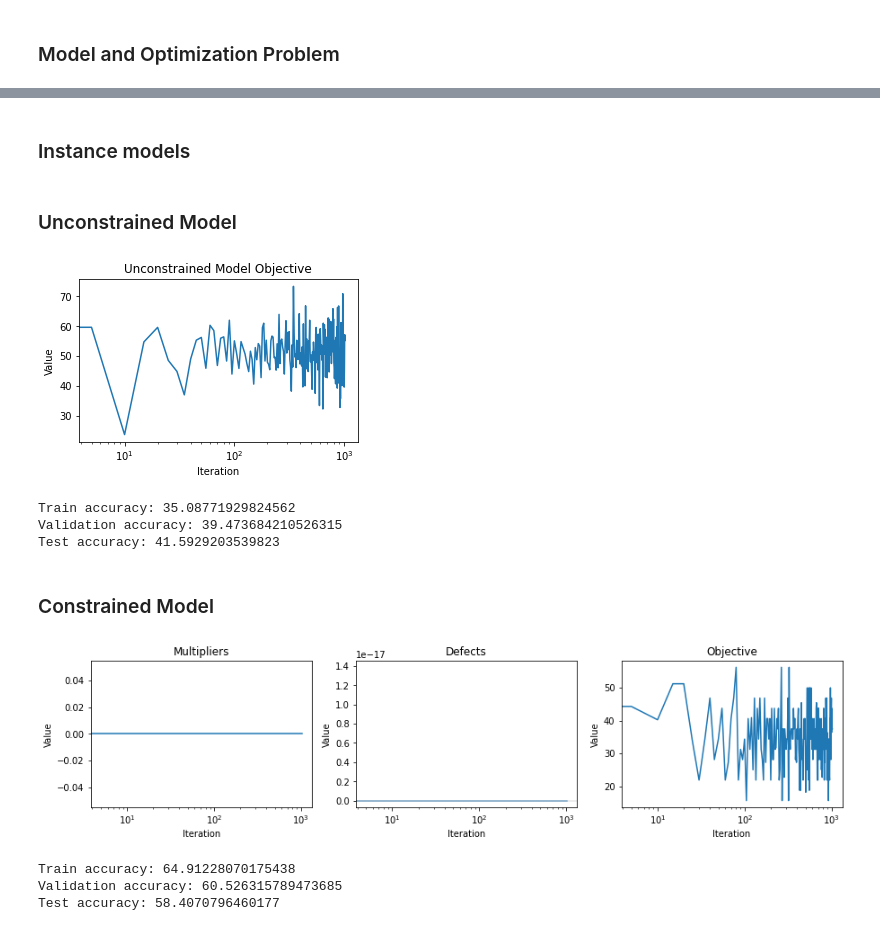
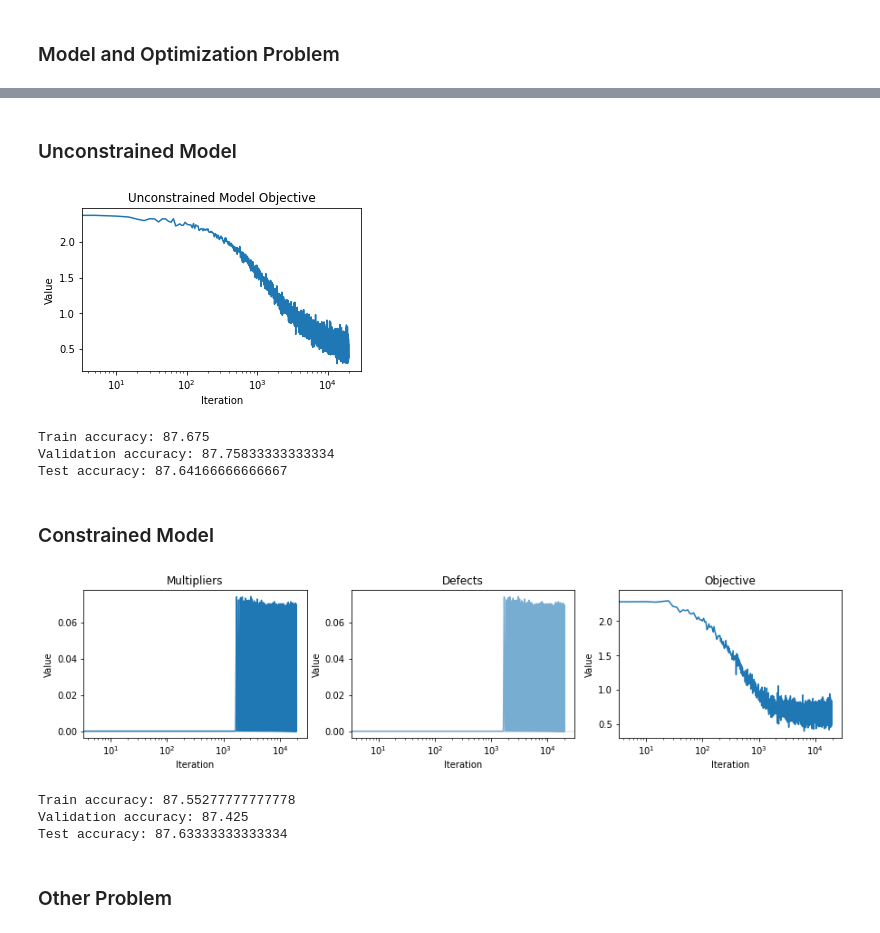
Before and after one commit to daoterog/cooper, a Jupyter notebook: tutorials/ridge_logistic_regression/ridge_logistic_regression.ipynb, the cells around one changed output, grey strips where cells are left out. Saved outputs shown, nothing was run; the diff lists cells and outputs as text; code cells hidden in the pictures.

Commit message:
The model converged!

```diff
--- a/tutorials/ridge_logistic_regression/ridge_logistic_regression.ipynb
+++ b/tutorials/ridge_logistic_regression/ridge_logistic_regression.ipynb
@@ -58,2 +66,5 @@ True
+# %%
+BATCH_SIZE = 64
+N_ITERS = 20000
 # %% [markdown]
 ### Model and Optimization Problem
@@ -77,9 +71,9 @@ Number of testing samples: 113
-# %%
-BATCH_SIZE = 32
-N_ITERS = 1000
 # %%
+dataset = MNIST(os.getcwd() + "/data", download=True, transform=transforms.ToTensor())
+train_data, val_data, test_data = split_data(dataset, 0.6)
+
 train_loader = DataLoader(train_data, batch_size=BATCH_SIZE, shuffle=True)
 val_loader = DataLoader(val_data, batch_size=BATCH_SIZE, shuffle=True)
 test_loader = DataLoader(test_data, batch_size=BATCH_SIZE, shuffle=True)
+
+num_epochs = int(N_ITERS / (len(train_data) / BATCH_SIZE))
-# %% [markdown]
-### Instance models
@@ -98,10 +82,10 @@ num_epochs = int(N_ITERS / (len(train_data) / BATCH_SIZE))
 # %%
 # Train unconstrained model
 is_constrained = False
-optimizer = torch.optim.SGD(model.parameters(), lr=primal_lr)
-criterion = torch.nn.BCELoss()
-
-unc_model = LogisticRegression(dataset[0][0].shape[0], 1)
+primal_lr = 1e-3
+unc_model = LogisticRegression(784, 10)
+optimizer = torch.optim.SGD(unc_model.parameters(), lr=primal_lr)
+criterion = torch.nn.CrossEntropyLoss()
 
 unc_model, unc_state_history = train_model(unc_model,
                                         is_constrained,
@@ -121,39 +105,45 @@ print(f'Train accuracy: {unc_train_accuracy}')
 print(f'Validation accuracy: {unc_val_accuracy}')
 print(f'Test accuracy: {unc_test_accuracy}')
 # %% [output]
-[figure, old version]
+[figure, new version]
-Train accuracy: 35.08771929824562
-Validation accuracy: 39.473684210526315
-Test accuracy: 41.5929203539823
+Train accuracy: 87.675
+Validation accuracy: 87.75833333333334
+Test accuracy: 87.64166666666667
 # %% [markdown]
 ### Constrained Model
 # %%
 # Train unconstrained model
 is_constrained = True
-optimizer = coop
+con_model = LogisticRegression(784, 10)
+cmp = NormConstrainedLogisticRegression()
+primal_lr = 1e-3
+dual_lr = 5e-3
+formulation, optimizer = set_optimizers(cmp, con_model.parameters(), primal_lr, dual_lr)
 k = 10
 
-model, const_state_history = train_model(model,
+con_model, const_state_history = train_model(con_model,
                                         is_constrained,
                                         train_loader,
                                         optimizer,
                                         num_epochs,
                                         cmp=cmp,
                                         formulation=formulation,
                                         k=k,
                                         use_wandb=False)
 
 plot_constrained_state_history(const_state_history)
 
-const_train_accuracy = evaluate_model(model, train_loader, 'train', use_wandb=False)
-const_val_accuracy = evaluate_model(model, val_loader, 'val', use_wandb=False)
-const_test_accuracy = evaluate_model(model, test_loader, 'test', use_wandb=False)
+const_train_accuracy = evaluate_model(con_model, train_loader, 'train', use_wandb=False)
+const_val_accuracy = evaluate_model(con_model, val_loader, 'val', use_wandb=False)
+const_test_accuracy = evaluate_model(con_model, test_loader, 'test', use_wandb=False)
 
 print(f'Train accuracy: {const_train_accuracy}')
 print(f'Validation accuracy: {const_val_accuracy}')
 print(f'Test accuracy: {const_test_accuracy}')
 # %% [output]
-[figure, old version]
+[figure, new version]
-Train accuracy: 64.91228070175438
-Validation accuracy: 60.526315789473685
-Test accuracy: 58.4070796460177
+Train accuracy: 87.55277777777778
+Validation accuracy: 87.425
+Test accuracy: 87.63333333333334
+# %% [markdown]
+### Other Problem
```
Also changed, not shown: parts of 6 cells of this notebook, 10 other files.
